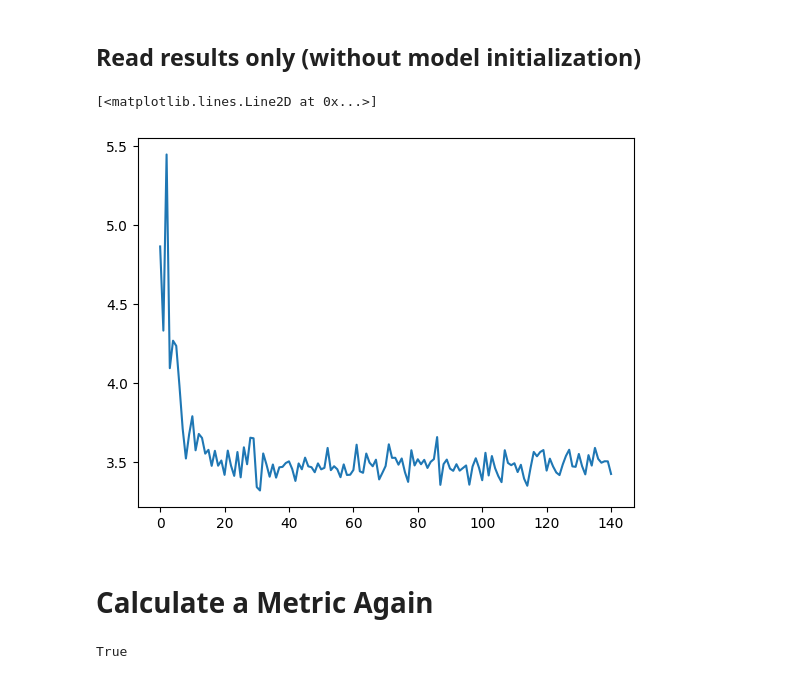
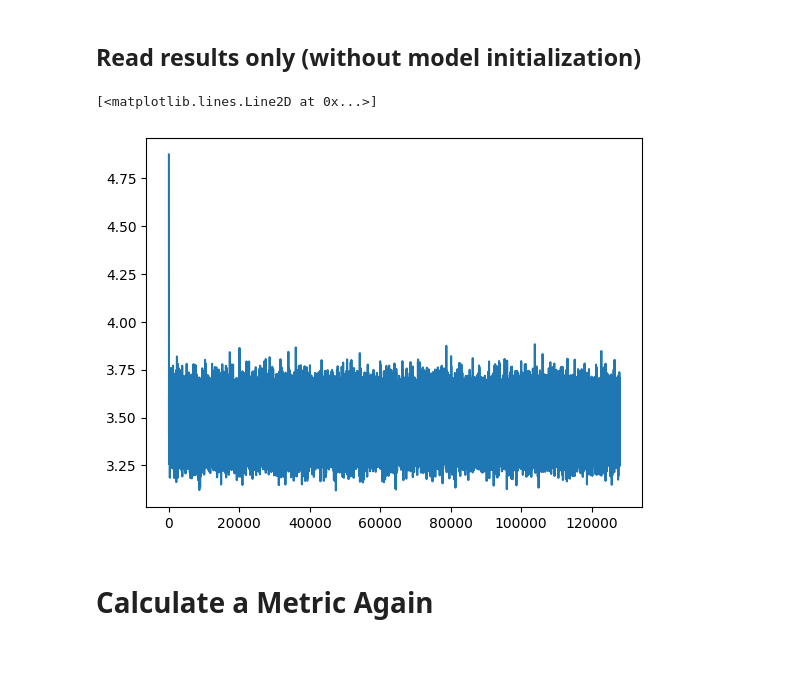
Before and after one commit to cesarali/conditional_rate_matching, a Jupyter notebook: notebooks/Models/CRM/Music/BasicModelCall.ipynb, the cells around one changed output. Drawn from its saved outputs; the diff is of its cells as text; code cells hidden in the pictures.

```diff
--- a/notebooks/Models/CRM/Music/BasicModelCall.ipynb
+++ b/notebooks/Models/CRM/Music/BasicModelCall.ipynb
@@ -67,22 +128,17 @@ crm = crm_trainer.generative_model
 # %% [markdown]
 ## Read results only (without model initialization)
 # %%
-experiment_files = ExperimentFiles(experiment_dir=experiment_files.experiment_dir)
+experiment_files = ExperimentFiles(experiment_dir='/home/df630/conditional_rate_matching/results/test_piano_roll_transformer/crm/1716268690')
 results_ = experiment_files.load_results()
+plt.plot(results_["all_training_loss"])
+# %% [output]
+[<matplotlib.lines.Line2D at 0x...>]
+[figure, added]
-# %%
-plt.plot(results_["all_training_loss"])
-# %% [output]
-[<matplotlib.lines.Line2D at 0x...>]
-[figure, removed]
 # %% [markdown]
 # Calculate a Metric Again
 # %%
 from conditional_rate_matching.models.metrics.metrics_utils import log_metrics, MetricsAvaliable
 metrics_avaliable = MetricsAvaliable()
-# %%
-crm.config.data1.conditional_model
-# %% [output]
-True
 # %%
 # number of samples requiered to calculate the test
 # this number should not be that big as the sample and paths are stored to perform the statistics
```
Also changed, not shown: parts of 15 cells of this notebook, 4 other files.
